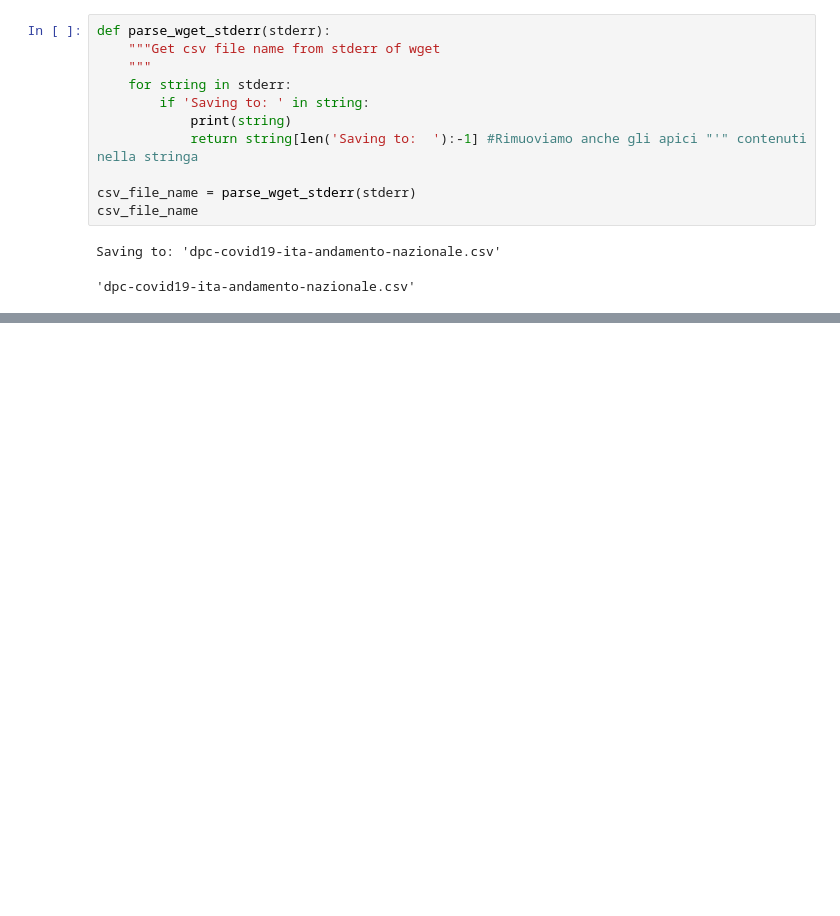
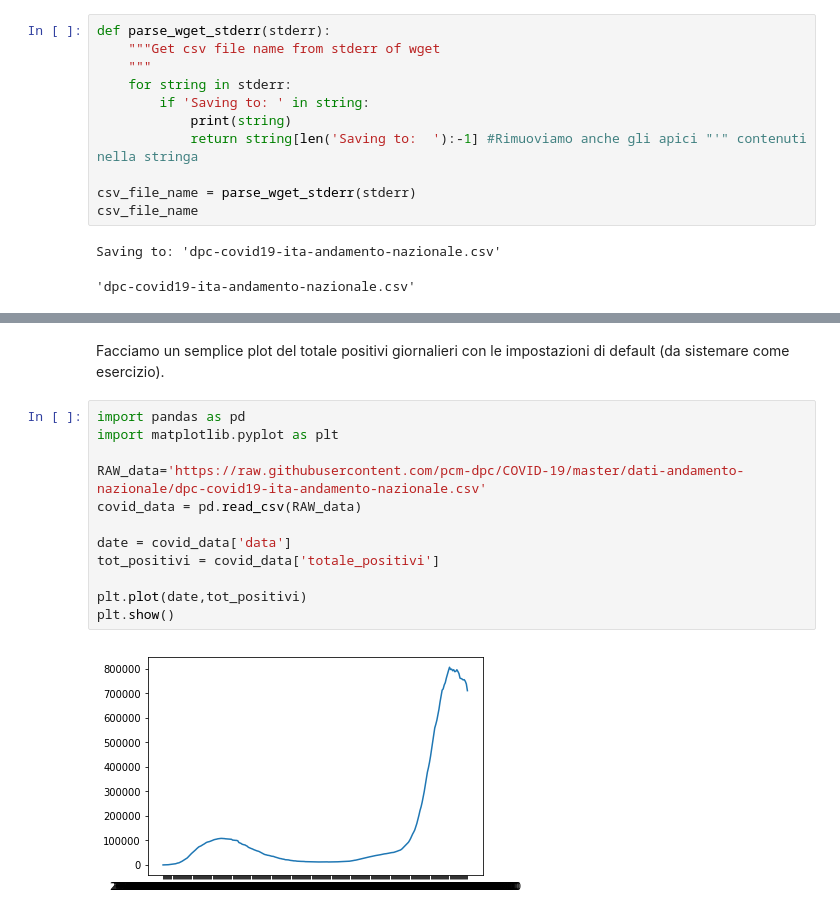
Before and after one commit to marcodalessandro76/Python_lectures_ism, a Jupyter notebook: OS_e_API/Python_API_OS.ipynb, the cells around one changed output, grey strips where cells are left out. Drawn from its saved outputs; the diff is of its cells as text; blank space fills up the shorter version.

```diff
--- a/OS_e_API/Python_API_OS_draft.ipynb
+++ b/OS_e_API/Python_API_OS.ipynb
@@ -302,0 +296,16 @@ covid_data
+# %% [markdown]
+Facciamo un semplice plot del totale positivi giornalieri con le impostazioni di default (da sistemare come esercizio).
+# %%
+import pandas as pd
+import matplotlib.pyplot as plt
+
+RAW_data='https://raw.githubusercontent.com/pcm-dpc/COVID-19/master/dati-andamento-nazionale/dpc-covid19-ita-andamento-nazionale.csv'
+covid_data = pd.read_csv(RAW_data)
+
+date = covid_data['data']
+tot_positivi = covid_data['totale_positivi']
+
+plt.plot(date,tot_positivi)
+plt.show()
+# %% [output]
+[figure, added]
```
Also changed, not shown: parts of 9 cells of this notebook.
